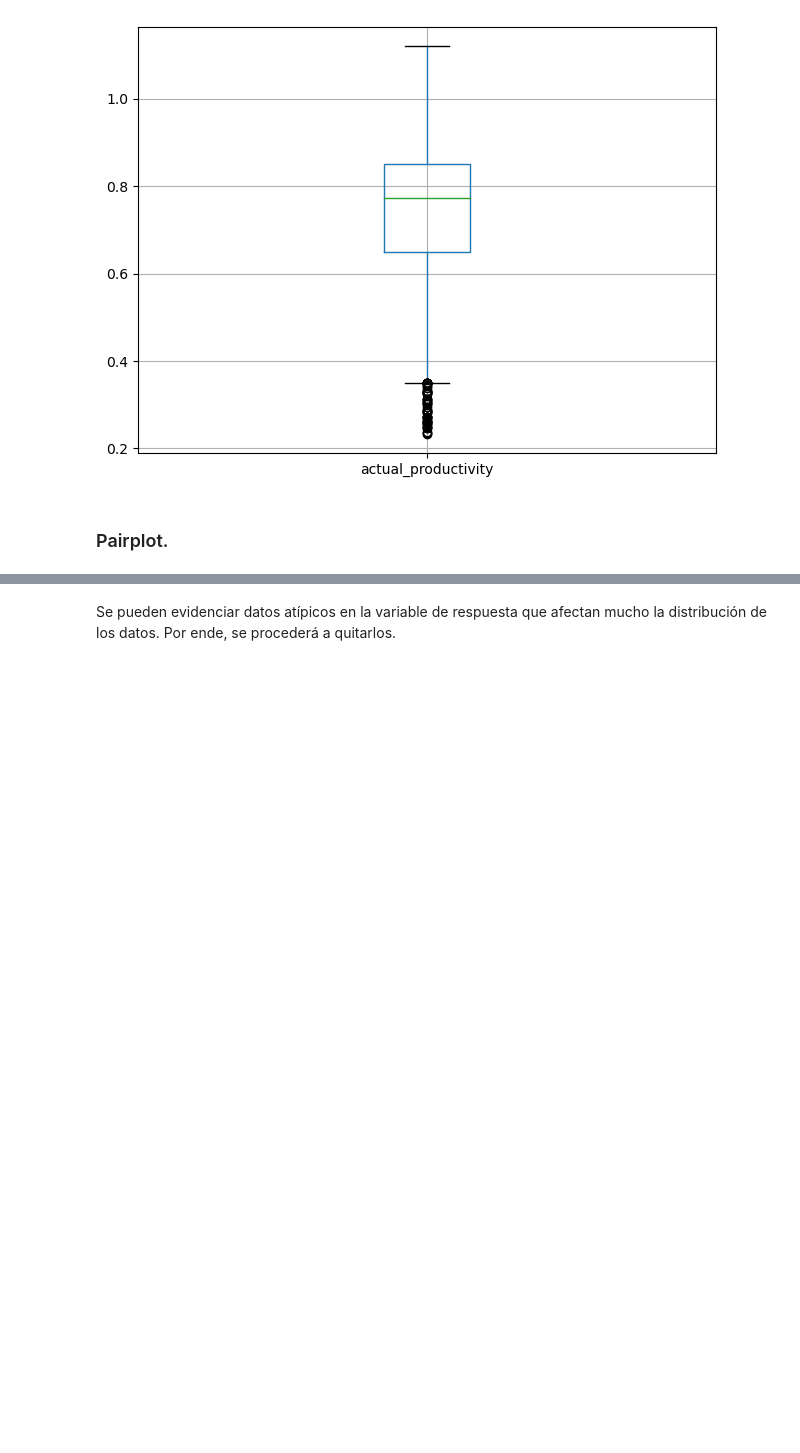
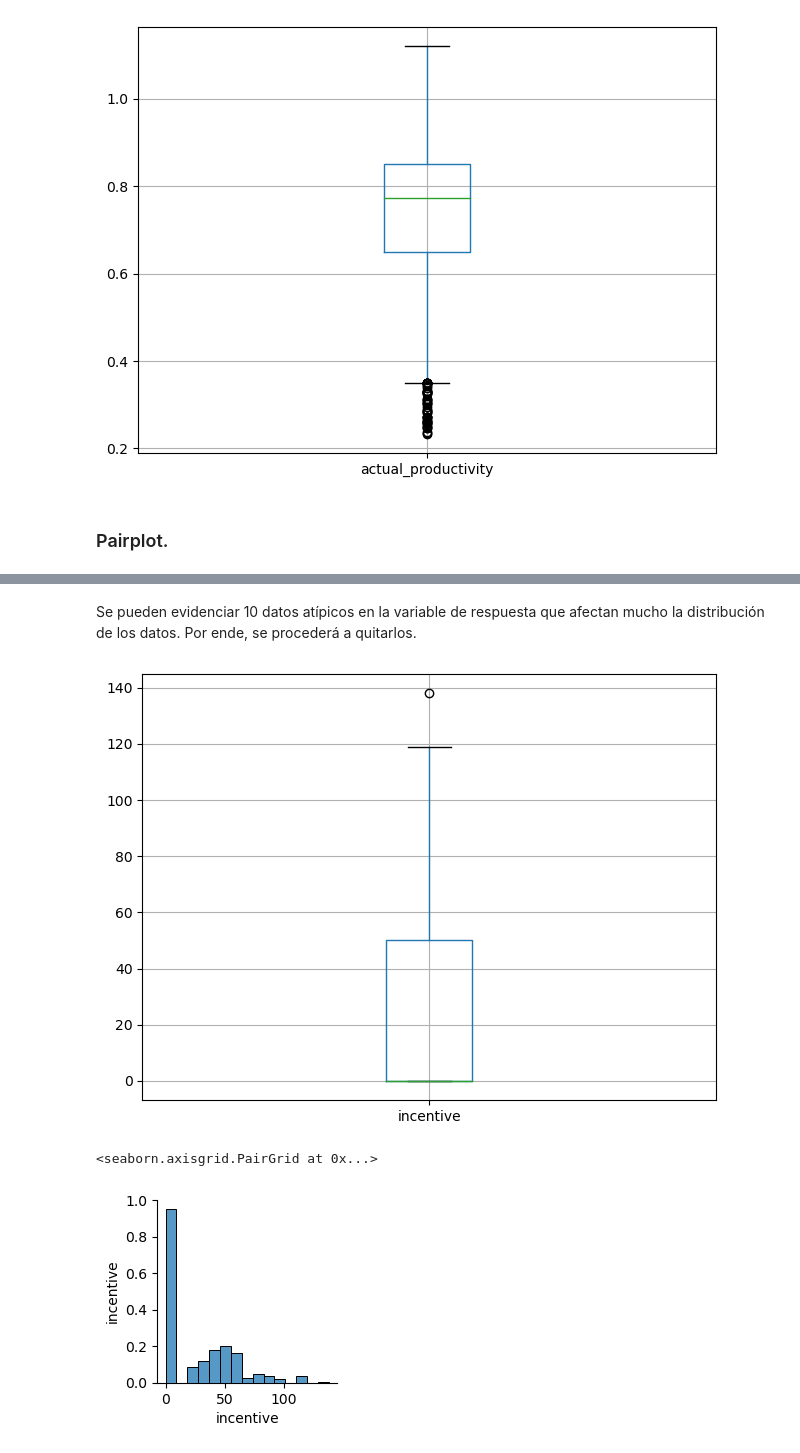
Before and after one commit to nicolascardenast/ACTD-proyecto1, a Jupyter notebook: exploracion/exploracion.ipynb, the cells around one changed output, grey strips where cells are left out. Cells and saved outputs as stored; diff of their text form; code cells hidden in the pictures; blank space fills up the shorter version.

```diff
--- a/exploracion/exploracion.ipynb
+++ b/exploracion/exploracion.ipynb
@@ -4,7 +6,8 @@ Este es el notebook para realizar la exploración profunda de los datos. Se har
 # %%
 from pandas import read_csv
-from os import getcwd
-datos = read_csv(getcwd() + '\\datos\\datos_limpios.csv')
+from os import path, getcwd
+directorio_padre = path.dirname(getcwd())
+datos = read_csv(directorio_padre + '\\datos\\datos_limpios.csv')
 print(datos.head())
 # %% [output]
          date  department       day  team  targeted_productivity    smv  \
@@ -108,2 +127,2 @@ pairplot(datos.iloc[:,[7,8,10]])
 # %% [markdown]
-Se pueden evidenciar datos atípicos en la variable de respuesta que afectan mucho la distribución de los datos. Por ende, se procederá a quitarlos.
+Se pueden evidenciar 10 datos atípicos en la variable de respuesta que afectan mucho la distribución de los datos. Por ende, se procederá a quitarlos.
@@ -129,0 +129,16 @@ datos_limpios.to_excel('archivo_excel.xlsx', index=False)
+# %%
+# Filtrar los valores atípicos
+datos_corregidos = datos[(datos['incentive'] < 960)]
+
+# Ver boxplot sin los datos atípicos
+datos_corregidos.boxplot(column='incentive')
+plt.tight_layout()
+plt.show()
+
+# Ver histograma sin los datos atípicos
+%matplotlib inline
+pairplot(datos_corregidos.iloc[:,[7]])
+# %% [output]
+[figure, added]
+<seaborn.axisgrid.PairGrid at 0x...>
+[figure, added]
```
Also changed, not shown: parts of 12 cells of this notebook.
